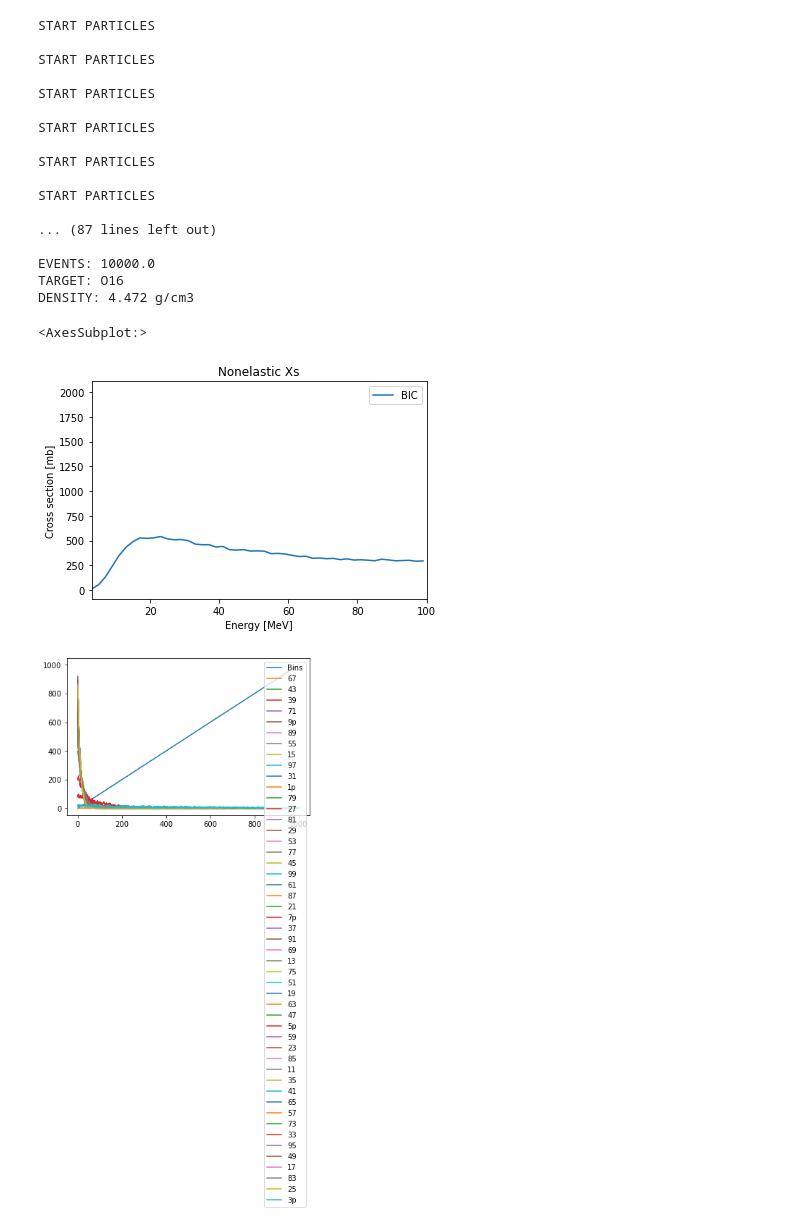
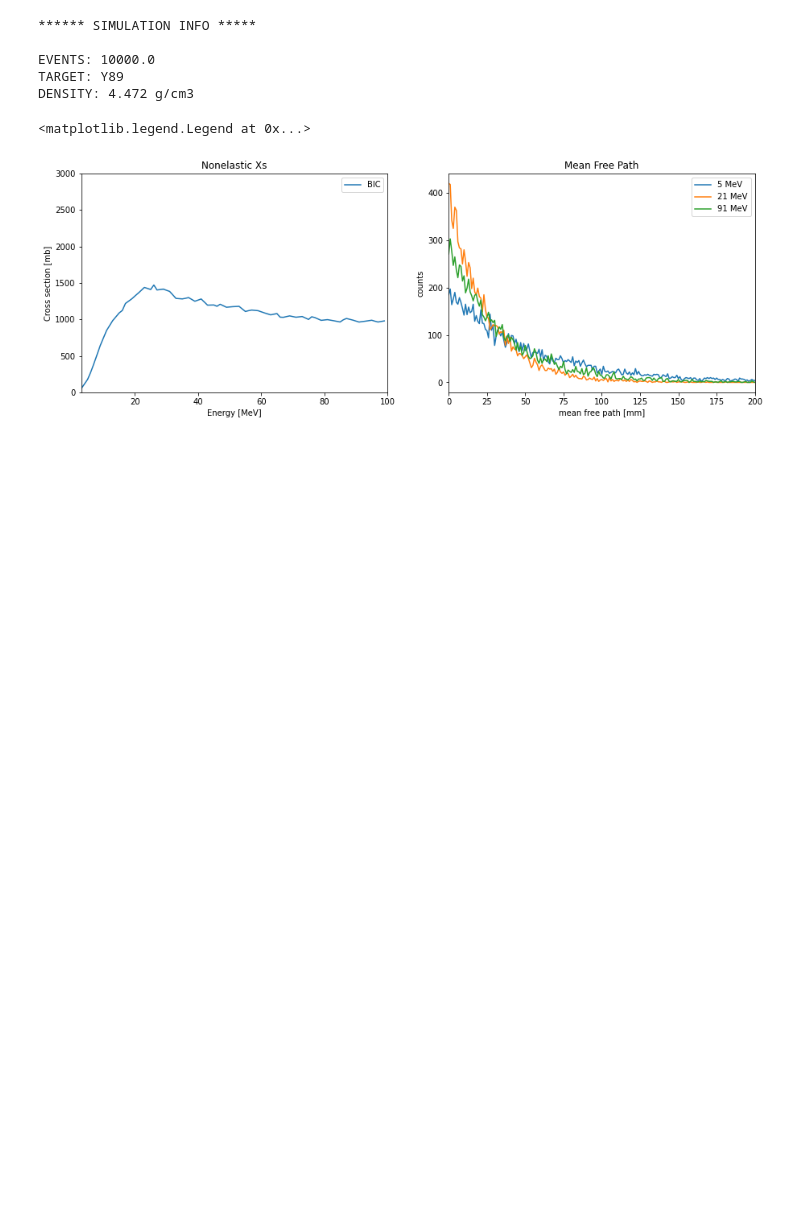
Before and after one commit to GiorgioCartechini/CrossSectionG4, a Jupyter notebook: Macro/G4_XS_Analysis.ipynb, the cells around one changed output. Cells and saved outputs as stored; diff of their text form; code cells hidden in the pictures; blank space fills up the shorter version.

```diff
--- a/Macro/G4_XS_Analysis.ipynb
+++ b/Macro/G4_XS_Analysis.ipynb
@@ -41,13 +48,13 @@ Concerning G4 simulations:
 </ol>
 # %%
 talyspath = "/Users/giorgio/Documents/PhD/PromptGamma/TALYS/"
-G4path = "/Users/giorgio/Documents/PhD/G4_PG/CrossSectionPG/HardXS-build/O16/"
+G4path = "/Users/giorgio/Documents/PhD/G4_PG/CrossSectionPG/HardXS-build/Y89/"
 
 import os
 import pandas as pd
 import numpy as np
 from scipy.optimize import curve_fit
-import matplotlib.pyplot as plt
+from matplotlib import pyplot as plt
 
 #FIT FUNCTION
 def f(x, a, b, c):
@@ -90,7 +97,6 @@ def GetPARTICLEInfo(G4path,filename):
     f = open(G4path+filename, 'r')
     for i, line in enumerate(f):
         if(line.find("PARTICLES") != -1):
-            print(line)
             index = i
         if i>index:
             output[line[:line.find("->")]] = float(line[line.find("->")+2:])
@@ -151,58 +157,54 @@ for ene in MFP_Ene.columns:
         #GET EXPONENTIAL PARAMETER
         vec_fitPar.append(popt[2])
         if ene[1] == 'p':
             vec_energy.append(float(ene[0]))
         else:
             vec_energy.append(float(ene))
 
 XS['Energy'] = vec_energy
 XS['ExpFit'] = vec_fitPar
 
 #From fit to Xs -> xs=l*A/(Na*Rho) [cm] -> xs*cmquad2barn_Na*1000 [mb]
 cmquad2mbarn_Na = (1/6.022)*10 #factor from cm2 to barn per Avogadro number
 Na = 6.022e23
 A=1
 if target == 'Y89':
     A=89
 elif target =='Cu63':
     A=63
 elif target =='C12':
     A=12
 elif target =='O16':
     A=16
 
 #GET TOTAL NON ELASTIC CROSS SECTION
 XS['Xs_nonelastic[mb]'] = XS['ExpFit']*A*cmquad2mbarn_Na*1000/density
-plt.plot(XS.sort_values(by='Energy')['Energy'], XS.sort_values(by='Energy')['Xs_nonelastic[mb]'], label='BIC')
-plt.xlim(3,100)
-#plt.ylim(0,3000)
-plt.xlabel("Energy [MeV]")
-plt.ylabel("Cross section [mb]")
-plt.title("Nonelastic Xs")
-plt.legend()
 
-MFP_Ene.plot()
+fig, axs = plt.subplots(1,2, figsize=(15,5))
+axs[0].plot(XS.sort_values(by='Energy')['Energy'], XS.sort_values(by='Energy')['Xs_nonelastic[mb]'], label='BIC')
+axs[0].set_xlim(3,100)
+axs[0].set_ylim(0,3000)
+axs[0].set_xlabel("Energy [MeV]")
+axs[0].set_ylabel("Cross section [mb]")
+axs[0].set_title("Nonelastic Xs")
+axs[0].legend()
+
+axs[1].plot(MFP_Ene["Bins"], MFP_Ene["9p"], label='5 MeV')
+axs[1].plot(MFP_Ene["Bins"], MFP_Ene["21"], label='21 MeV')
+axs[1].plot(MFP_Ene["Bins"], MFP_Ene["91"], label='91 MeV')
+axs[1].set_xlim(0,200)
+axs[1].set_ylabel("counts")
+axs[1].set_xlabel("mean free path [mm]")
+axs[1].set_title("Mean Free Path")
+axs[1].legend()
 # %% [output]
-START PARTICLES
-
-START PARTICLES
-
-START PARTICLES
-
-START PARTICLES
-
-START PARTICLES
-
-START PARTICLES
-
-... (87 lines left out)
+****** SIMULATION INFO *****
 
 EVENTS: 10000.0
-TARGET: O16
+TARGET: Y89
 DENSITY: 4.472 g/cm3
-<AxesSubplot:>
+<matplotlib.legend.Legend at 0x...>
-[figure, old version]
+[figure, new version]
-[figure, removed]
 # %%
 #GET SECONDARY PARTICLES: GAMMA, NEUTRONS, PROTONS, ALPHAS
 vec_pInelastic = list()
```
Also changed, not shown: parts of 5 cells of this notebook.
